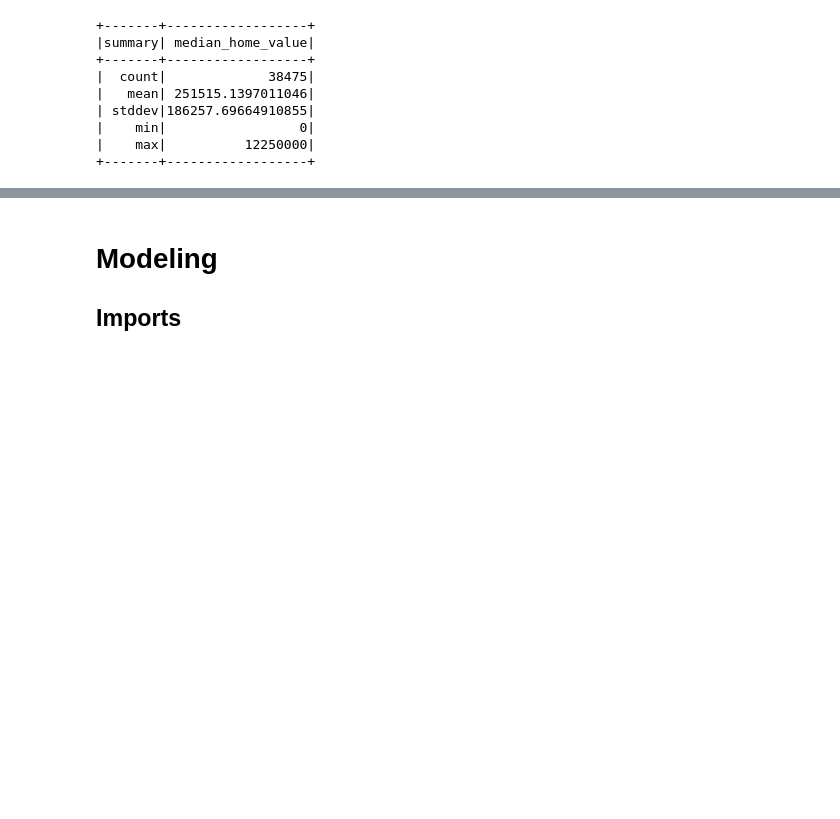
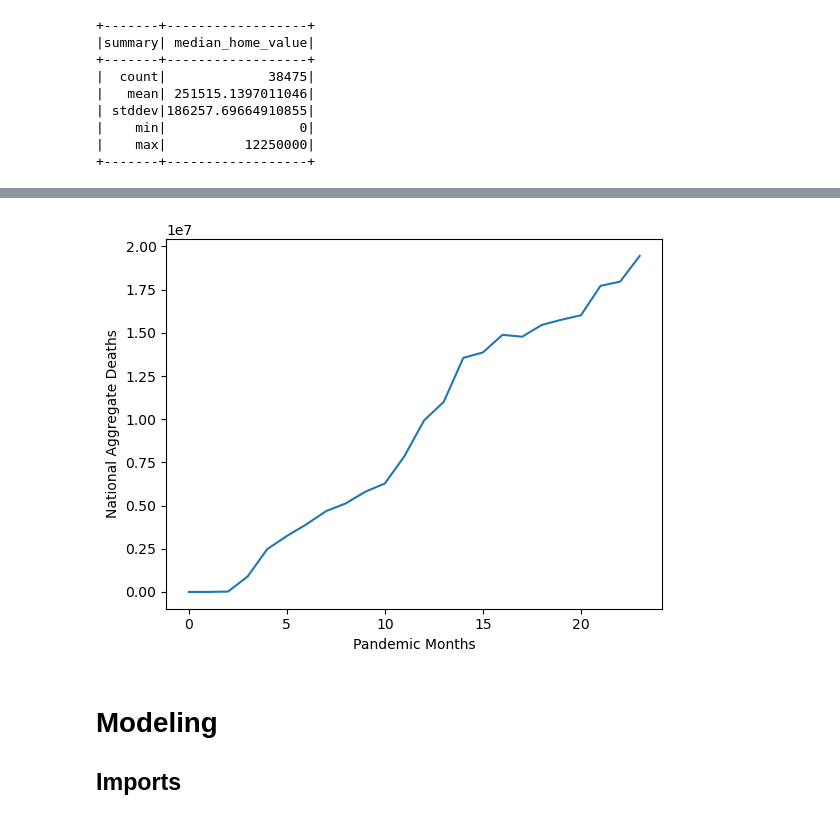
Before and after one commit to fav3ba/Sick-House-Bro, a Jupyter notebook: code/ProjectCode-Spark.ipynb, the cells around one changed output, grey strips where cells are left out. Cells and saved outputs as stored; diff of their text form; code cells hidden in the pictures; blank space fills up the shorter version.

```diff
--- a/code/ProjectCode-Spark.ipynb
+++ b/code/ProjectCode-Spark.ipynb
@@ -415,3 +433,11 @@ combined_df.describe(['median_home_value']).show()
+# %%
+# total deaths over the pandemic
+plt.plot(df_pd.confirmed_deaths)
+plt.xlabel('Pandemic Months')
+plt.ylabel('National Aggregate Deaths')
+plt.show()
+# %% [output]
+[figure, added]
 # %% [markdown]
 # Modeling
 ## Imports
```
Also changed, not shown: parts of 9 cells of this notebook.
